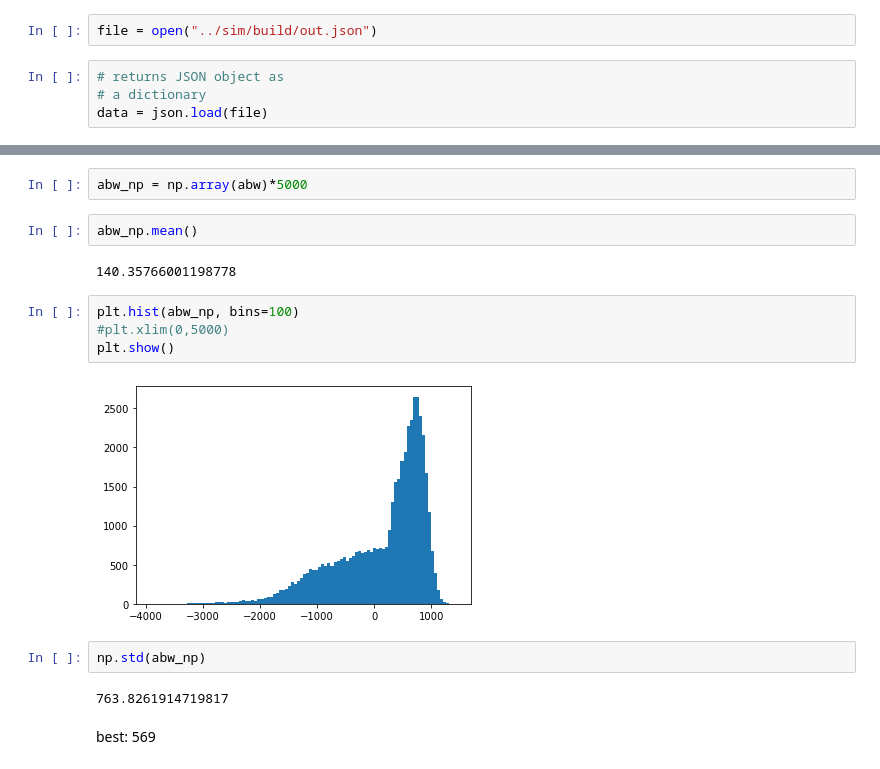
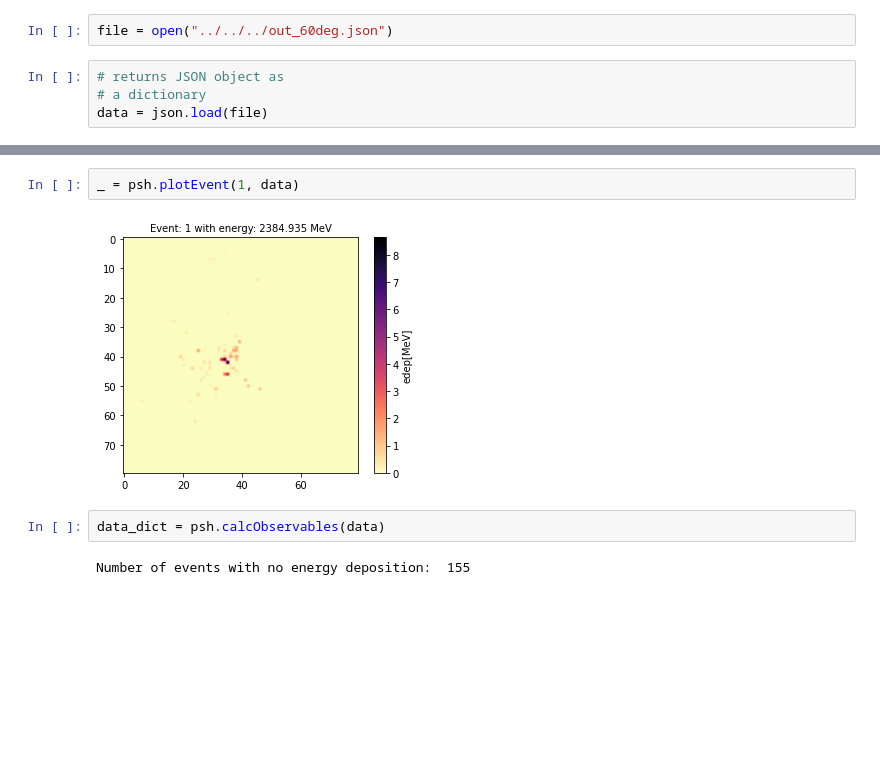
Before and after one commit to maximilianKoeper/geant4ScintSim, a Jupyter notebook: analysis/jupyter-notebooks/Analysis_test.ipynb, the cells around one changed output, grey strips where cells are left out. Drawn from its saved outputs; the diff is of its cells as text; blank space fills up the shorter version.

```diff
--- a/analysis/jupyter-notebooks/Analysis_test.ipynb
+++ b/analysis/jupyter-notebooks/Analysis_test.ipynb
@@ -13,7 +13,7 @@ import matplotlib.colors as colors
 import numpy as np
 from numpy import unravel_index
 # %%
-file = open("../sim/build/out.json")
+file = open("../../../out_60deg.json")
 # %%
 # returns JSON object as
 # a dictionary
@@ -513,18 +21,8 @@ with torch.no_grad():
-# %%
-abw_np = np.array(abw)*5000
-# %%
-abw_np.mean()
-# %% [output]
-140.35766001198778
-# %%
-plt.hist(abw_np, bins=100)
-#plt.xlim(0,5000)
-plt.show()
-# %% [output]
-[figure, removed]
-# %%
-np.std(abw_np)
-# %% [output]
-763.8261914719817
-# %% [markdown]
-best: 569
+# %%
+_ = psh.plotEvent(1, data)
+# %% [output]
+[figure, added]
+# %%
+data_dict = psh.calcObservables(data)
+# %% [output]
+Number of events with no energy deposition:  155
```
Also changed, not shown: parts of 33 cells of this notebook, 6 other files.
